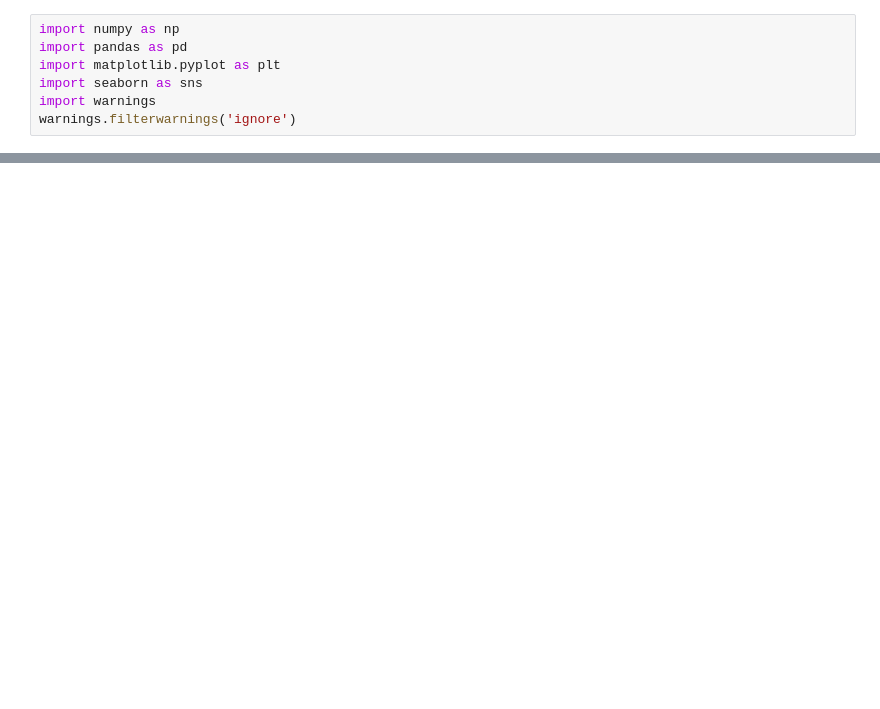
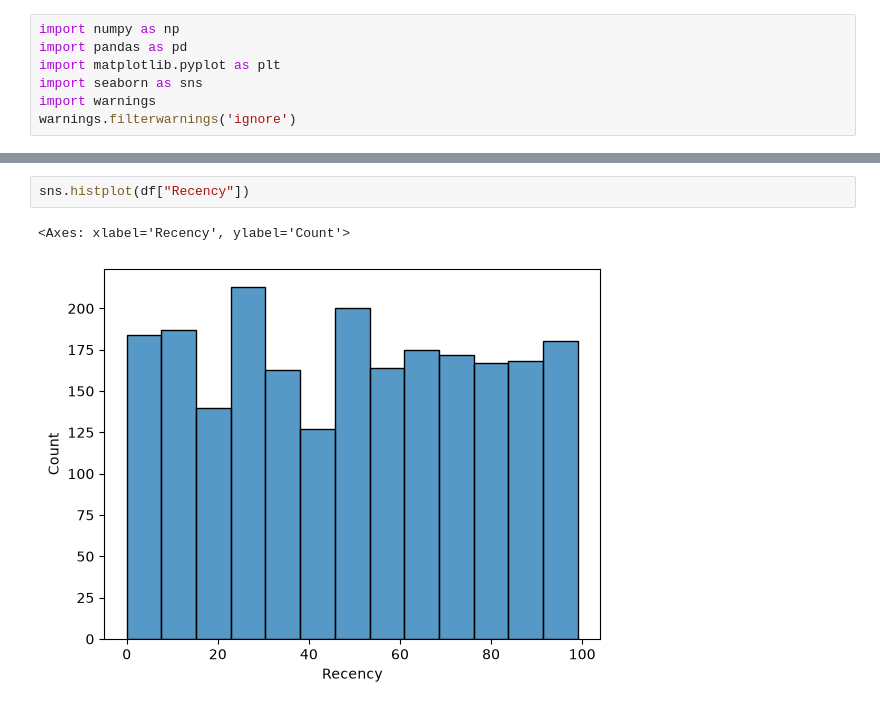
Before and after one commit to MKxFurkan/Customer-Segmentation, a Jupyter notebook: notebooks/customer_segmentation.ipynb, the cells around one changed output, grey strips where cells are left out. Cells and saved outputs as stored; diff of their text form; blank space fills up the shorter version.

```diff
--- a/notebooks/customer_segmentation.ipynb
+++ b/notebooks/customer_segmentation.ipynb
@@ -21,0 +105,5 @@ df.head()
+# %%
+sns.histplot(df["Recency"])
+# %% [output]
+<Axes: xlabel='Recency', ylabel='Count'>
+[figure, added]
```
Also changed, not shown: parts of 50 cells of this notebook, 1 other file.
